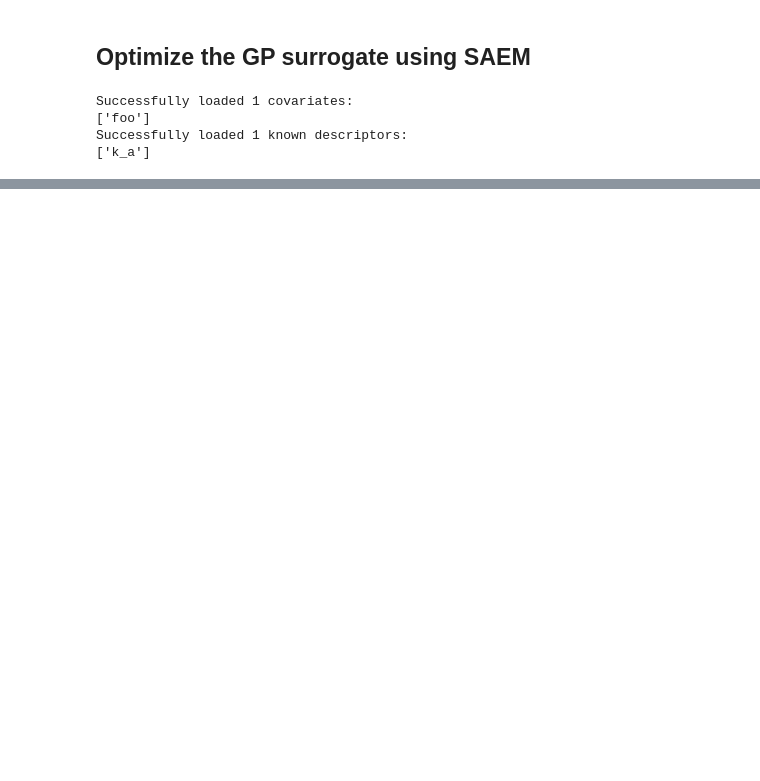
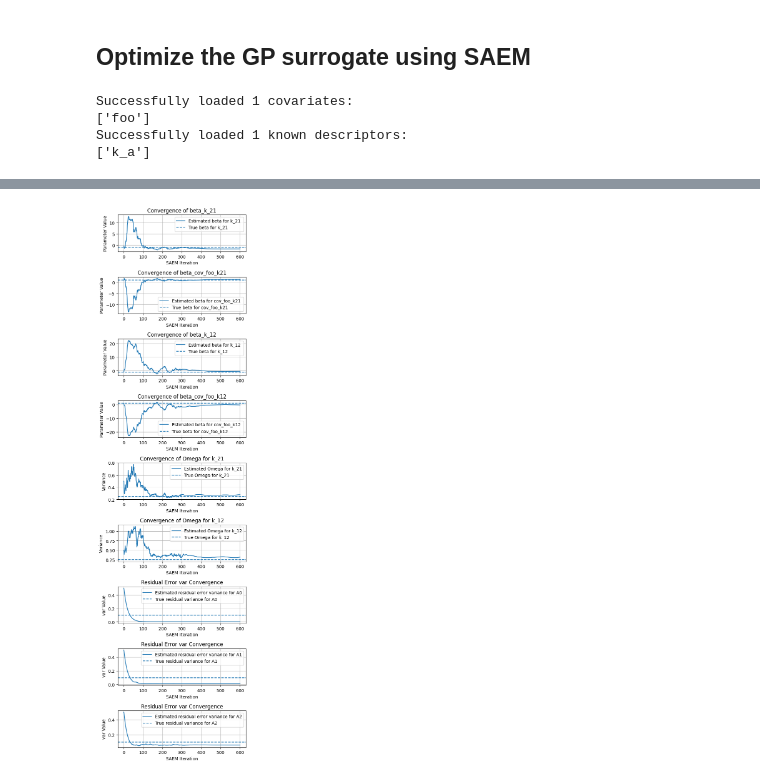
Before and after one commit to novainsilico/vpop-calibration, a Jupyter notebook: examples/saem_gp_model.ipynb, the cells around one changed output, grey strips where cells are left out. Saved outputs shown, nothing was run; the diff lists cells and outputs as text; code cells hidden in the pictures; blank space fills up the shorter version.

```diff
--- a/examples/saem_gp_model.ipynb
+++ b/examples/saem_gp_model.ipynb
@@ -272,0 +258,22 @@ Estimation Finished.
+# %%
+true_MI = {name: np.exp(val) for name, val in true_log_MI.items()}
+true_mus = {name: val["mean"] for name, val in true_log_PDU.items()}
+true_sd = {name: val["sd"] for name, val in true_log_PDU.items()}
+true_covs = {
+    str(cov["coef"]): float(cov["value"])
+    for item in true_covariate_map.values()
+    for cov in item.values()
+}
+true_betas = true_mus | true_covs
+true_sigmas = {
+    name: float(true_res_var[j]) for j, name in enumerate(ode_model.variable_names)
+}
+
+optimizer.plot_convergence_history(
+    true_MI=true_MI,
+    true_betas=true_betas,
+    true_sd=true_sd,
+    true_residual_var=true_sigmas,
+)
+# %% [output]
+[figure, added]
```
Also changed, not shown: parts of 5 cells of this notebook, 10 other files.
